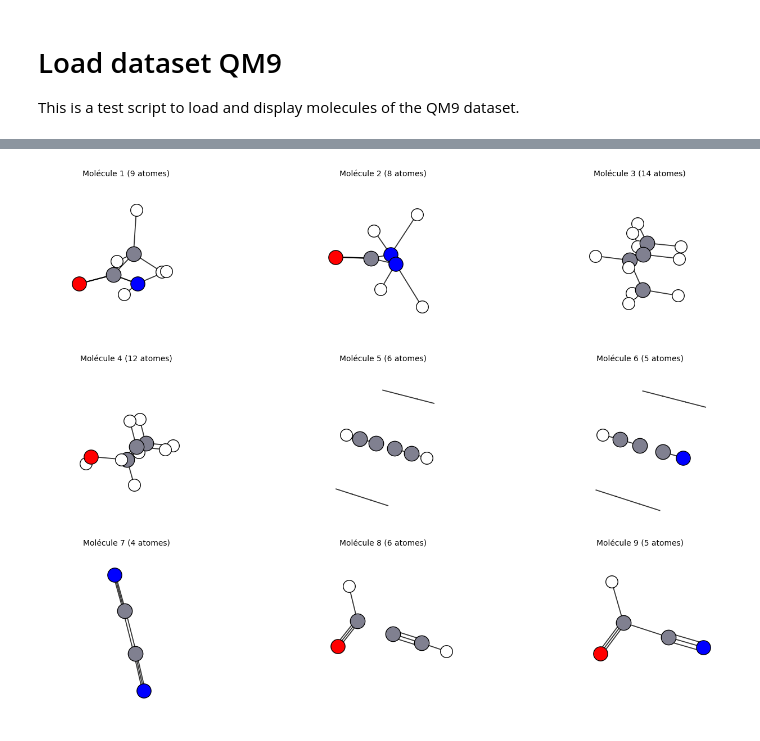
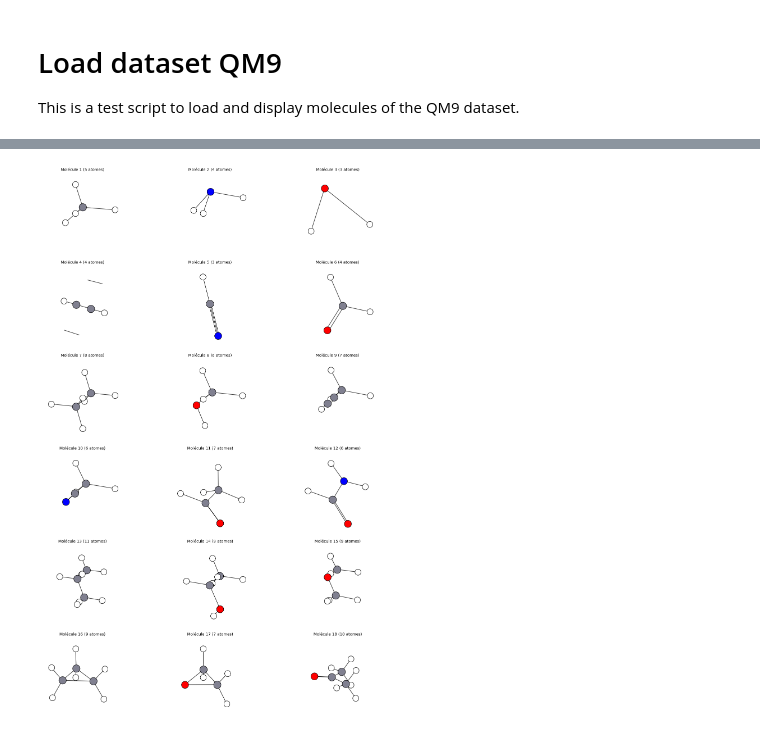
Before and after one commit to mdb0/Equivariant-Diffusion-for-Molecule-Generation-in-3D, a Jupyter notebook: load_and_display_mol.ipynb, the cells around one changed output, grey strips where cells are left out. Drawn from its saved outputs; the diff is of its cells as text; code cells hidden in the pictures.

```diff
--- a/load_and_display_mol.ipynb
+++ b/load_and_display_mol.ipynb
@@ -22,0 +9,7 @@ print(molecules[0])
+# %%
+ds = qm9_load_tfdata()
+# %%
+i = 0
+for e in ds.take(-1):
+    i += 1
+print(i)
@@ -22,0 +18,7 @@ print(molecules[0])
+# %%
+
+molecules = []
+for e in ds.take(1000):
+    molecules += [mol_to_dict(e)]
+
+plot_molecule(molecules[3], figsize=(8, 8)) # 920
@@ -23,8 +28,8 @@ print(molecules[0])
 # %%
 
 
 #plot_molecule(molecules[3], title="Première molécule du dataset QM9", show_charges=True)
-plot_multiple_molecules(molecules[18:], 9)
+plot_multiple_molecules(molecules, 18, figsize=(15, 20))
 plt.show()
 # %% [output]
-[figure, old version]
+[figure, new version]
```
Also changed, not shown: parts of 5 cells of this notebook, 8 other files.
